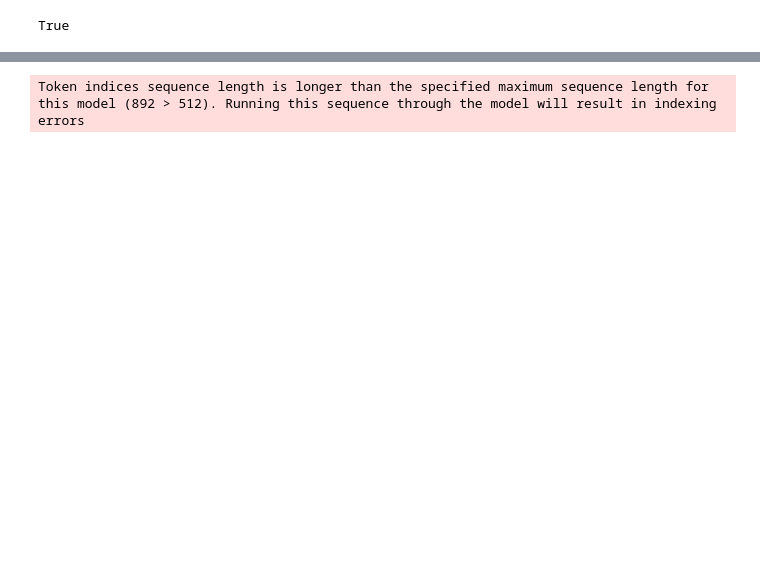
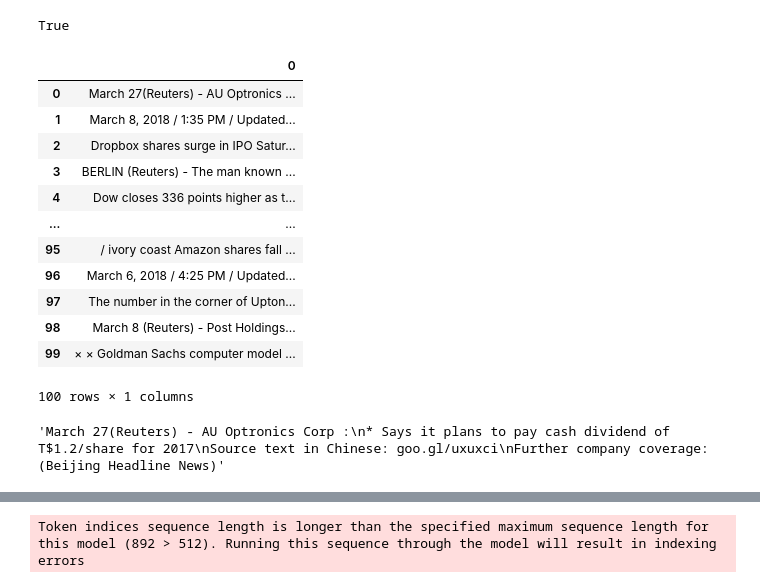
Before and after one commit to asozer/w266_project, a Jupyter notebook: w266_project_workspace.ipynb, the cells around one changed output, grey strips where cells are left out. Cells and saved outputs as stored; diff of their text form; code cells hidden in the pictures; blank space fills up the shorter version.

```diff
--- a/w266_project_workspace.ipynb
+++ b/w266_project_workspace.ipynb
@@ -8,3 +32,6 @@ df = pd.read_csv('newsdf.csv')
+# %%
+path = "/content/drive/MyDrive/newsdf.csv"
+df = pd.read_csv(path)
 # %%
 df.head()
 # %% [output]
@@ -29,0 +60,19 @@ True
+# %%
+series = list(df['text'])
+series = series[:100]
+results = pd.DataFrame(series)
+results
+# %% [output]
+|  | 0 |
+| 0 | March 27(Reuters) - AU Optronics ... |
+| 1 | March 8, 2018 / 1:35 PM / Updated... |
+| 2 | Dropbox shares surge in IPO Satur... |
+| 3 | BERLIN (Reuters) - The man known ... |
+| 4 | Dow closes 336 points higher as t... |
+| ... | ... |
+| 95 | / ivory coast Amazon shares fall ... |
+| 96 | March 6, 2018 / 4:25 PM / Updated... |
+| 97 | The number in the corner of Upton... |
+| 98 | March 8 (Reuters) - Post Holdings... |
+| 99 | × × Goldman Sachs computer model ... |
+100 rows × 1 columns
@@ -29,0 +84,4 @@ True
+# %%
+summaries[0]
+# %% [output]
+'March 27(Reuters) - AU Optronics Corp :\n* Says it plans to pay cash dividend of T$1.2/share for 2017\nSource text in Chinese: goo.gl/uxuxci\nFurther company coverage: (Beijing Headline News)'
```
Also changed, not shown: parts of 9 cells of this notebook.
